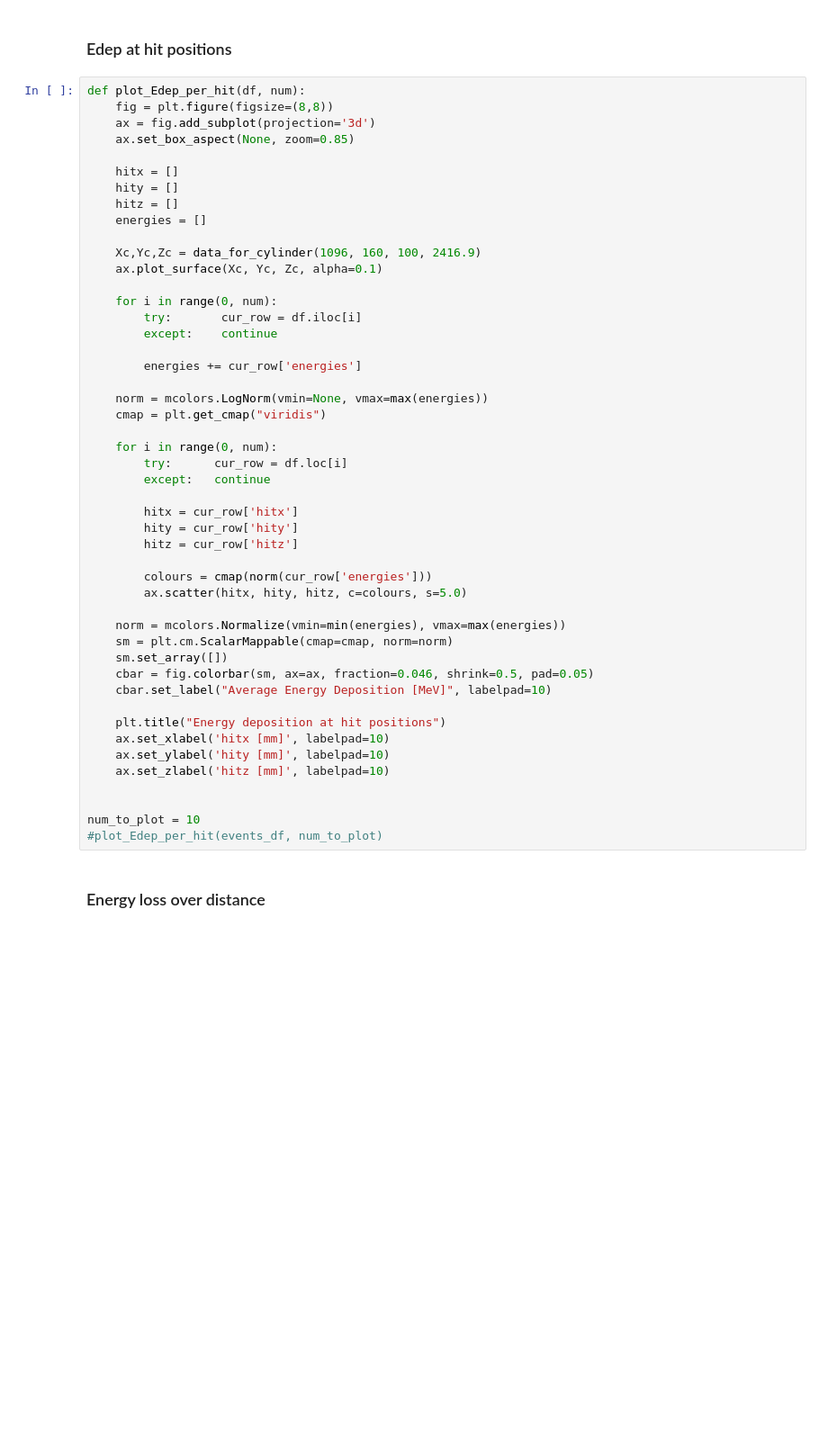
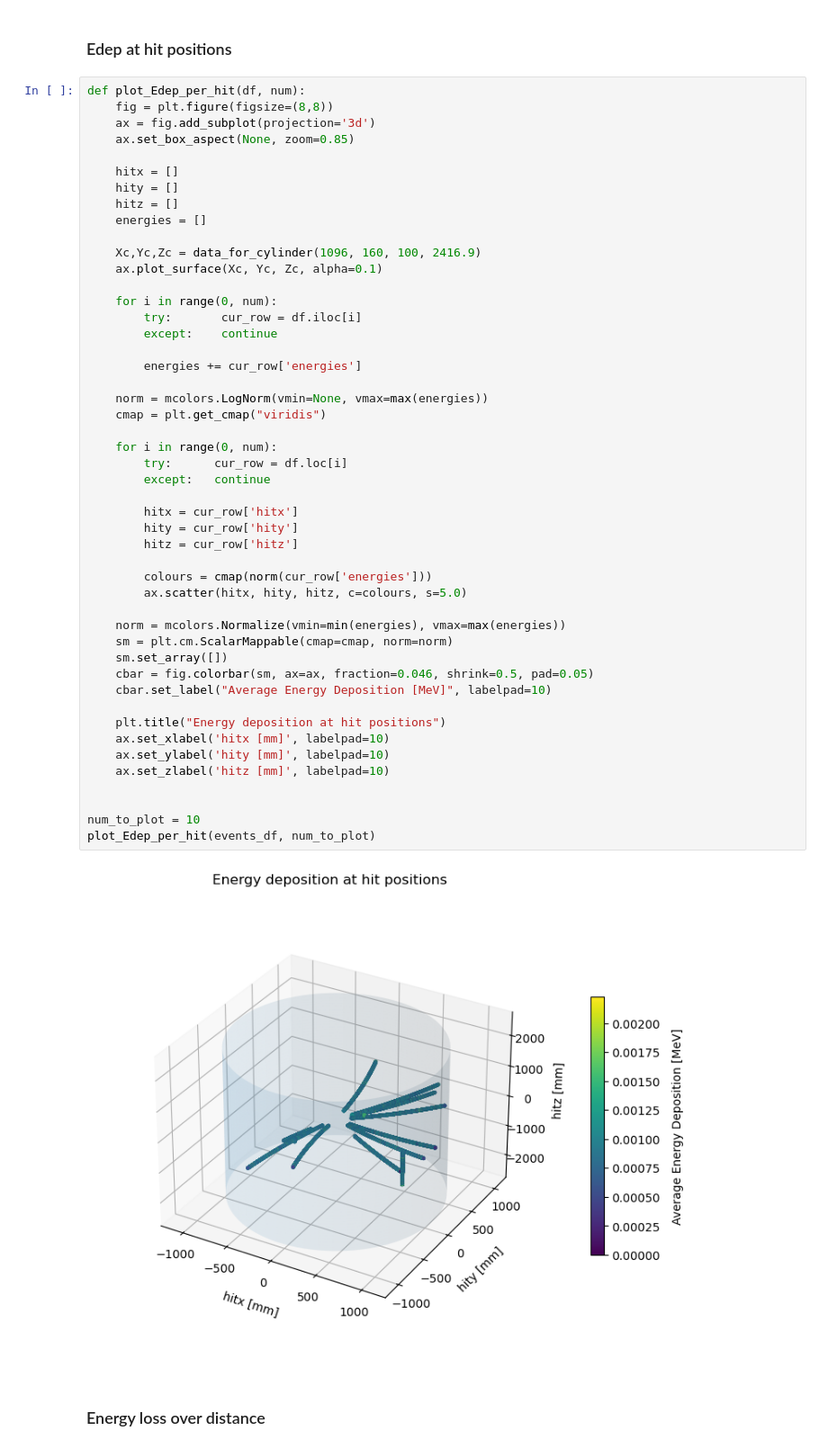
Before and after one commit to JayPRobertson/Belle-II_Drift_Chambers, a Jupyter notebook: Python/geant4_data_analysis.ipynb, the cells around one changed output. Shown at 90% size. Drawn from its saved outputs; the diff is of its cells as text; blank space fills up the shorter version.

```diff
--- a/Python/geant4_data_analysis.ipynb
+++ b/Python/geant4_data_analysis.ipynb
@@ -82,34 +82,36 @@ def plot_Edep_per_hit(df, num):
 
         energies += cur_row['energies']
 
     norm = mcolors.LogNorm(vmin=None, vmax=max(energies))
     cmap = plt.get_cmap("viridis")
 
     for i in range(0, num):
         try:      cur_row = df.loc[i]
         except:   continue
 
         hitx = cur_row['hitx']
         hity = cur_row['hity']
         hitz = cur_row['hitz']
 
         colours = cmap(norm(cur_row['energies']))
         ax.scatter(hitx, hity, hitz, c=colours, s=5.0)
 
     norm = mcolors.Normalize(vmin=min(energies), vmax=max(energies))
     sm = plt.cm.ScalarMappable(cmap=cmap, norm=norm)
     sm.set_array([])
     cbar = fig.colorbar(sm, ax=ax, fraction=0.046, shrink=0.5, pad=0.05)
     cbar.set_label("Average Energy Deposition [MeV]", labelpad=10)
 
     plt.title("Energy deposition at hit positions")
     ax.set_xlabel('hitx [mm]', labelpad=10)
     ax.set_ylabel('hity [mm]', labelpad=10)
     ax.set_zlabel('hitz [mm]', labelpad=10)
 
 
 num_to_plot = 10
-#plot_Edep_per_hit(events_df, num_to_plot)
+plot_Edep_per_hit(events_df, num_to_plot)
+# %% [output]
+[figure, added]
 # %% [markdown]
 ### Energy loss over distance
 # %%
```
Also changed, not shown: parts of 6 cells of this notebook, 4 other files.
